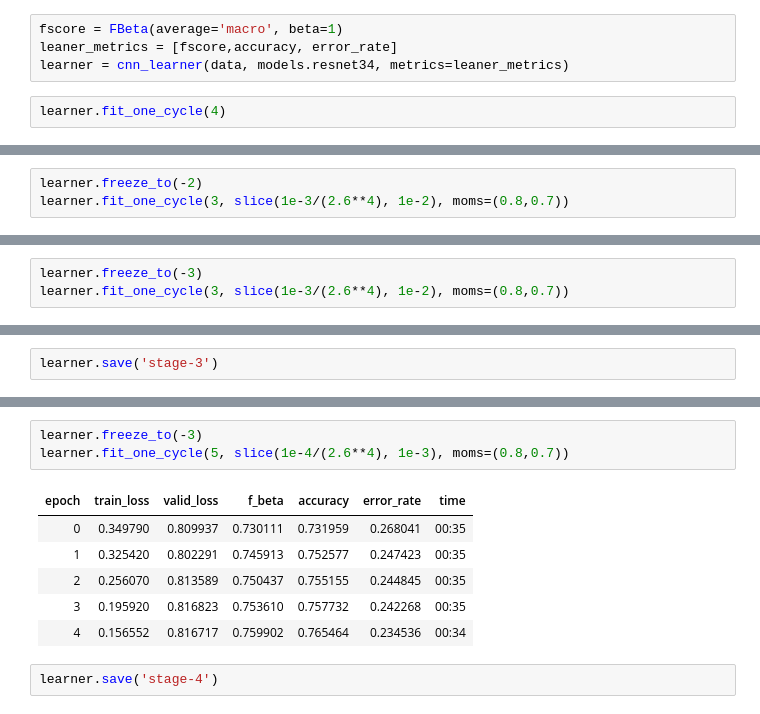
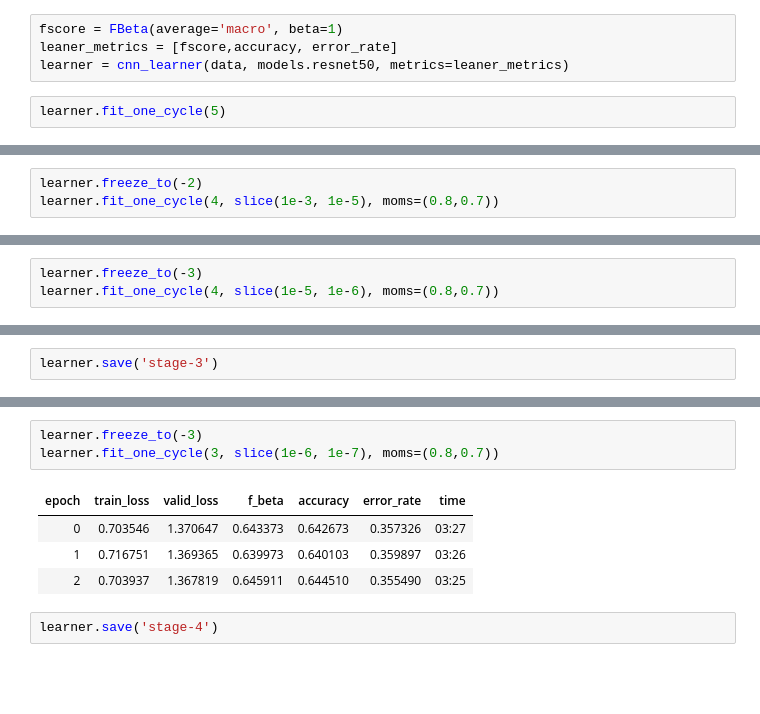
Before and after one commit to jacekfilipczuk/fastai_course-v3, a Jupyter notebook: nbs/My_version_dl1/lesson1-image-classification.ipynb, the cells around one changed output, grey strips where cells are left out. Cells and saved outputs as stored; diff of their text form; blank space fills up the shorter version.

```diff
--- a/nbs/My_version_dl1/lesson1-image-classification.ipynb
+++ b/nbs/My_version_dl1/lesson1-image-classification.ipynb
@@ -113,8 +111,8 @@ print(len(data.classes))
 # %%
 fscore = FBeta(average='macro', beta=1)
 leaner_metrics = [fscore,accuracy, error_rate]
-learner = cnn_learner(data, models.resnet34, metrics=leaner_metrics)
+learner = cnn_learner(data, models.resnet50, metrics=leaner_metrics)
 # %%
-learner.fit_one_cycle(4)
+learner.fit_one_cycle(5)
 # %% [output]
 | epoch | train_loss | valid_loss | f_beta | accuracy | error_rate | time |
@@ -159,5 +157,5 @@ learner.recorder.plot()
 # %%
 learner.freeze_to(-2)
-learner.fit_one_cycle(3, slice(1e-3/(2.6**4), 1e-2), moms=(0.8,0.7))
+learner.fit_one_cycle(4, slice(1e-3, 1e-5), moms=(0.8,0.7))
 # %% [output]
 | epoch | train_loss | valid_loss | f_beta | accuracy | error_rate | time |
@@ -189,5 +170,5 @@ Image (3, 224, 224),Image (3, 224, 224),Image (3, 224, 224),Image (3, 224, 224),
 # %%
 learner.freeze_to(-3)
-learner.fit_one_cycle(3, slice(1e-3/(2.6**4), 1e-2), moms=(0.8,0.7))
+learner.fit_one_cycle(4, slice(1e-5, 1e-6), moms=(0.8,0.7))
 # %% [output]
 | epoch | train_loss | valid_loss | f_beta | accuracy | error_rate | time |
@@ -219,13 +183,11 @@ Image (3, 224, 224),Image (3, 224, 224),Image (3, 224, 224),Image (3, 224, 224),
 # %%
 learner.freeze_to(-3)
-learner.fit_one_cycle(5, slice(1e-4/(2.6**4), 1e-3), moms=(0.8,0.7))
+learner.fit_one_cycle(3, slice(1e-6, 1e-7), moms=(0.8,0.7))
 # %% [output]
 | epoch | train_loss | valid_loss | f_beta | accuracy | error_rate | time |
-| 0 | 0.349790 | 0.809937 | 0.730111 | 0.731959 | 0.268041 | 00:35 |
-| 1 | 0.325420 | 0.802291 | 0.745913 | 0.752577 | 0.247423 | 00:35 |
-| 2 | 0.256070 | 0.813589 | 0.750437 | 0.755155 | 0.244845 | 00:35 |
-| 3 | 0.195920 | 0.816823 | 0.753610 | 0.757732 | 0.242268 | 00:35 |
-| 4 | 0.156552 | 0.816717 | 0.759902 | 0.765464 | 0.234536 | 00:34 |
+| 0 | 0.703546 | 1.370647 | 0.643373 | 0.642673 | 0.357326 | 03:27 |
+| 1 | 0.716751 | 1.369365 | 0.639973 | 0.640103 | 0.359897 | 03:26 |
+| 2 | 0.703937 | 1.367819 | 0.645911 | 0.644510 | 0.355490 | 03:25 |
 # %%
 learner.save('stage-4')
 # %%
```
Also changed, not shown: parts of 23 cells of this notebook.
